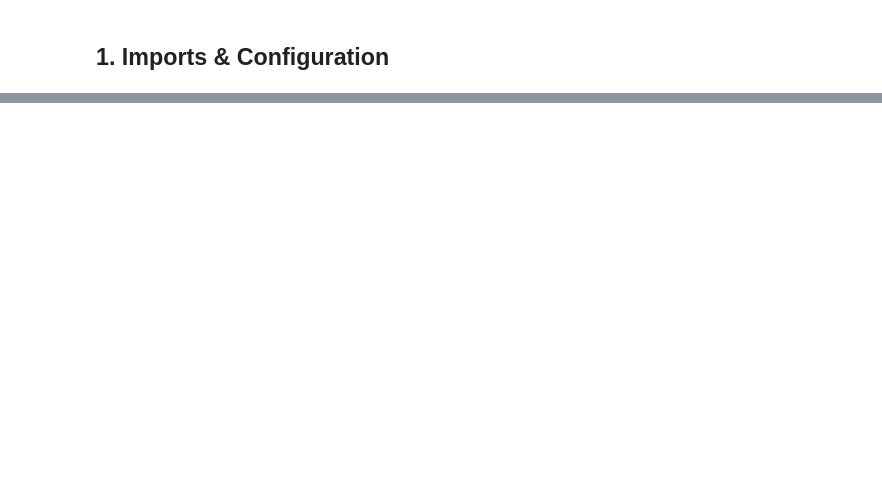
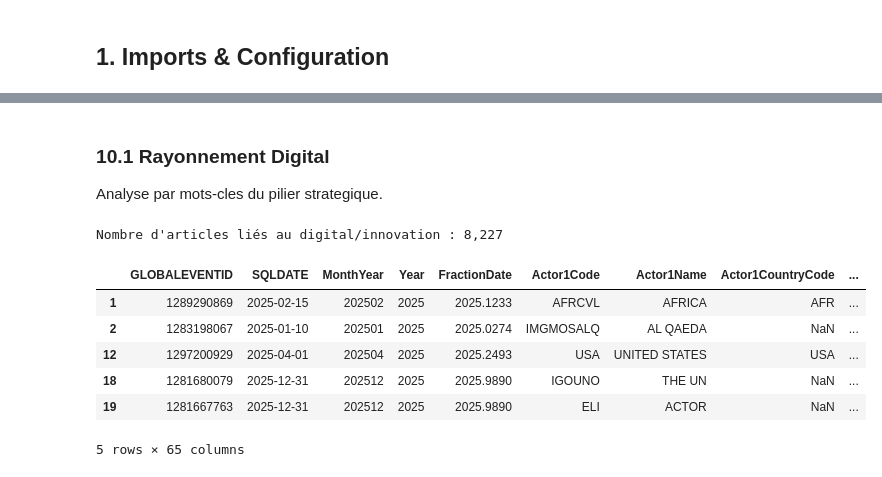
Before and after one commit to GuerindaG/equipe6_benin_insight_challenge_2026, a Jupyter notebook: notebooks/equipe6_Benin_insight_challenge.ipynb, the cells around one changed output, grey strips where cells are left out. Drawn from its saved outputs; the diff is of its cells as text; code cells hidden in the pictures; blank space fills up the shorter version.

```diff
--- a/notebooks/equipe6_Benin_insight_challenge.ipynb
+++ b/notebooks/equipe6_Benin_insight_challenge.ipynb
@@ -539,0 +508,30 @@ fig.show()
+# %% [markdown]
+### 10.1 Rayonnement Digital
+
+Analyse par mots-cles du pilier strategique.
+# %%
+# Filtrage des données pour le rayonnement digital
+
+# Définition des mots-clés pour identifier les articles liés à la technologie et l'innovation
+keywords = ['Seme City', 'Sèmè City', 'Startup', 'Startups', 'Tech', 'Digital', 'Innovation', 'E-service', 'Télécom', 'Éducation Numérique', 'ICT', 'IT', 'Coding', 'Programmation']
+
+# Création d'une regex pour la recherche de mots-clés dans les URLs
+# Utilisation de `case=False` pour une recherche insensible à la casse
+keyword_pattern = '|'.join(keywords)
+
+# Filtrage de DataFrame basé sur la présence des mots-clés dans la colonne sourceurl
+df_digital = df[df['sourceurl'].str.contains(keyword_pattern, case=False, na=False)].copy()
+
+print(f"Nombre d'articles liés au digital/innovation : {len(df_digital):,}")
+display(df_digital.head())
+
+# Note: Ici, nous nous basons principalement sur une recherche par mots-clés dans les URLs.
+# %% [output]
+Nombre d'articles liés au digital/innovation : 8,227
+|  | GLOBALEVENTID | SQLDATE | MonthYear | Year | FractionDate | Actor1Code | Actor1Name | Actor1CountryCode | ... |
+| 1 | 1289290869 | 2025-02-15 | 202502 | 2025 | 2025.1233 | AFRCVL | AFRICA | AFR | ... |
+| 2 | 1283198067 | 2025-01-10 | 202501 | 2025 | 2025.0274 | IMGMOSALQ | AL QAEDA | NaN | ... |
+| 12 | 1297200929 | 2025-04-01 | 202504 | 2025 | 2025.2493 | USA | UNITED STATES | USA | ... |
+| 18 | 1281680079 | 2025-12-31 | 202512 | 2025 | 2025.9890 | IGOUNO | THE UN | NaN | ... |
+| 19 | 1281667763 | 2025-12-31 | 202512 | 2025 | 2025.9890 | ELI | ACTOR | NaN | ... |
+5 rows × 65 columns
```
Also changed, not shown: parts of 70 cells of this notebook, 1 other file.
